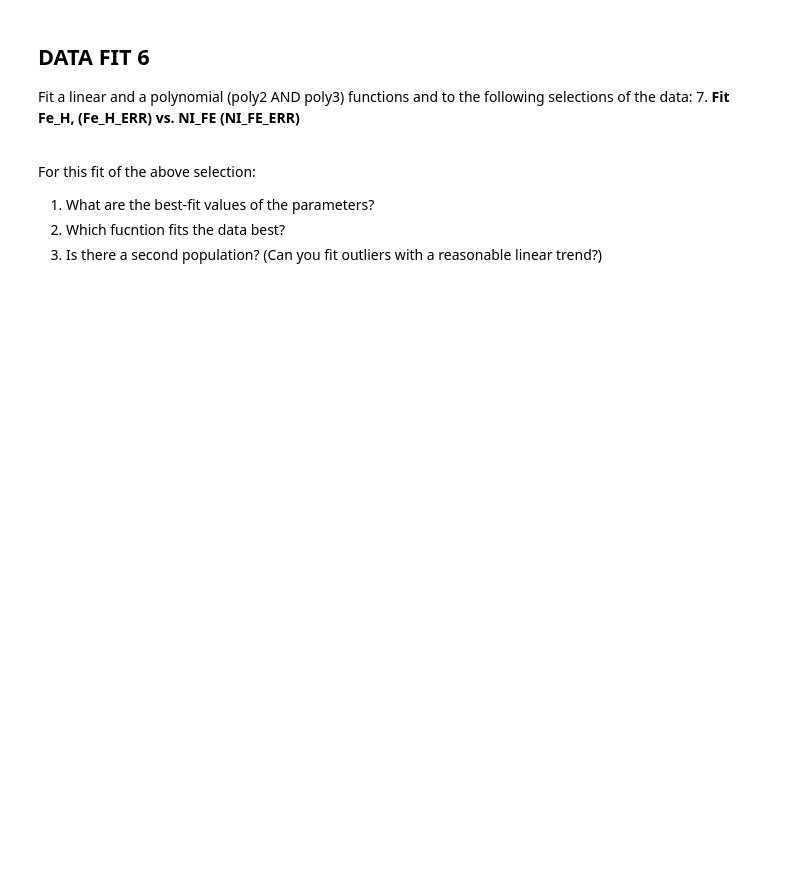
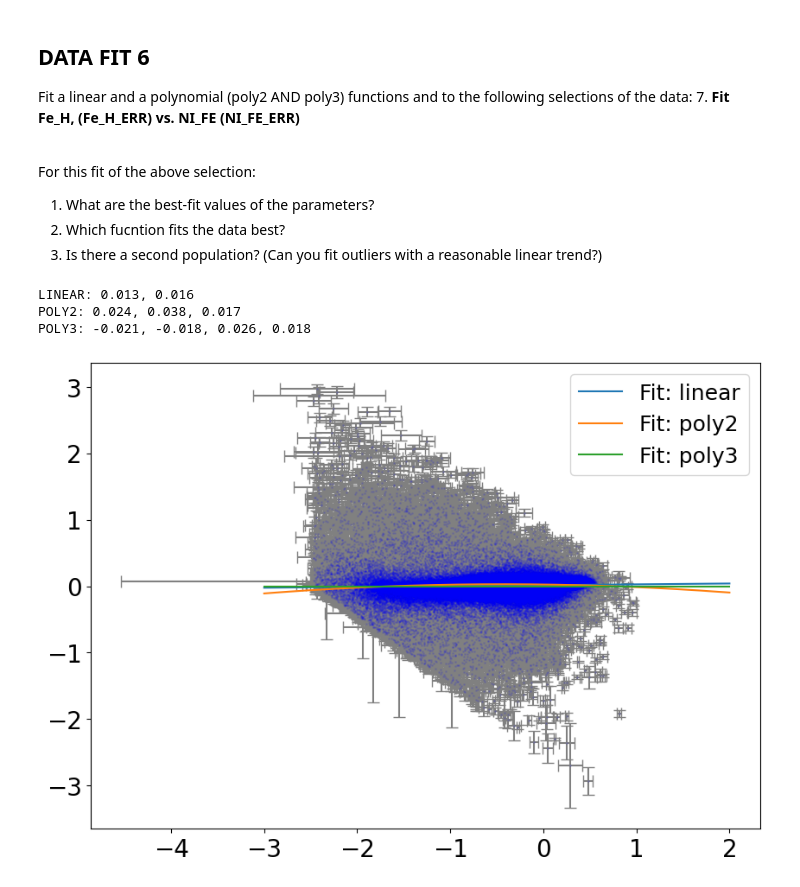
Before and after one commit to DarthWyatt/PHYS_20323, a Jupyter notebook: Perrine_W_25_HW12a.ipynb, the cells around one changed output. Cells and saved outputs as stored; diff of their text form; code cells hidden in the pictures; blank space fills up the shorter version.

```diff
--- a/Perrine_W_25_HW12a.ipynb
+++ b/Perrine_W_25_HW12a.ipynb
@@ -549,0 +624,65 @@ For this fit of the above selection:
+# %%
+badbits = 2**23        # aspcapstar flag - Chemistry
+suspectbits = 2**16    # star flag - Stellar parameters
+#=================================================================================
+# Make a Boolena Mask to remove bad data - AND ANY OTHER NEEDED CUTS
+ct1 = (np.bitwise_and(star['aspcapflag'], badbits) == 0) & \
+     (np.bitwise_and(star['starflag'], suspectbits) == 0) & \
+     (~np.isnan(star['Fe_H_ERR'])) &(~np.isnan(star['NI_FE_ERR']))
+cut1 = np.where(ct1)[0]
+
+#=================================================================================
+## LINEAR FIT (2 parameter)
+slope, intercept = mcFit2(linear, star['Fe_H'][cut1], star['NI_FE'][cut1], star['FE_H_ERR'][cut1], \
+                          star['NI_FE_ERR'][cut1], p0=[0.1,0.1])
+print(f'LINEAR: {slope:.3f}, {intercept:.3f}')
+
+#=================================================================================
+## POLY2 FIT (3 parameter)
+polyA, polyB, polyC,  = mcFit3(poly2, star['Fe_H'][cut1], star['NI_Fe'][cut1], star['Fe_H_ERR'][cut1], \
+                         star['NI_Fe_ERR'][cut1], p0=[600,1,1])
+print(f'POLY2: {polyA:.3f}, {polyB:.3f}, {polyC:.3f}')
+
+#=================================================================================
+## POLY3 FIT (4 parameter)
+polyA, polyB, polyC, polyD = mcFit4(poly3, star['Fe_H'][cut1], star['NI_Fe'][cut1], star['Fe_H_ERR'][cut1], \
+                            star['NI_Fe_ERR'][cut1], p0=[60,0.02,0,0])
+print(f'POLY3: {polyA:.3f}, {polyB:.3f}, {polyC:.3f}, {polyD:.3f}')
+#=================================================================================
+
+
+# PLOT TO VERIFY FITS FILE READ IN & BAD MASK DATA
+fig1 = plt.figure(figsize=(10,7))
+ax1 = fig1.add_subplot(111)
+ax1.xaxis.set_tick_params(labelsize=20)
+ax1.yaxis.set_tick_params(labelsize=20)
+
+# PLOT DATA AND ERROR BARS
+ax1.scatter(star['Fe_H'][cut1],star['NI_Fe'][cut1],s=1,c='b',alpha=0.1)
+ax1.errorbar((star['Fe_H'][cut1]),star['NI_Fe'][cut1], xerr=(star['Fe_H_ERR'][cut1]),
+             yerr=(star['NI_Fe_ERR'][cut1]), ecolor='grey',fmt='none', capsize=5, zorder=0)
+
+
+#=================================================================================
+# PLOT DATA FITS FROM ABOVE
+x_plot = np.linspace(-3,2,1000) # X-PLOTING FOR FITS
+
+#=================================================================================
+#linear fit
+ax1.plot(x_plot,linear(x_plot, slope, intercept), label='Fit: linear')
+#poly2 fit
+ax1.plot(x_plot,poly2(x_plot, polyA, polyB, polyC), label='Fit: poly2')
+#cosfit
+ax1.plot(x_plot,cosfit(x_plot, polyA, polyB, polyC, polyD), label='Fit: poly3')
+
+plt.legend(loc='best', fontsize=18)
+plt.show()
+
+
+#The best fit for this graph would be the Linear fit
+#There could be a second population
+# %% [output]
+LINEAR: 0.013, 0.016
+POLY2: 0.024, 0.038, 0.017
+POLY3: -0.021, -0.018, 0.026, 0.018
+[figure, added]
```
Also changed, not shown: parts of 7 cells of this notebook.
